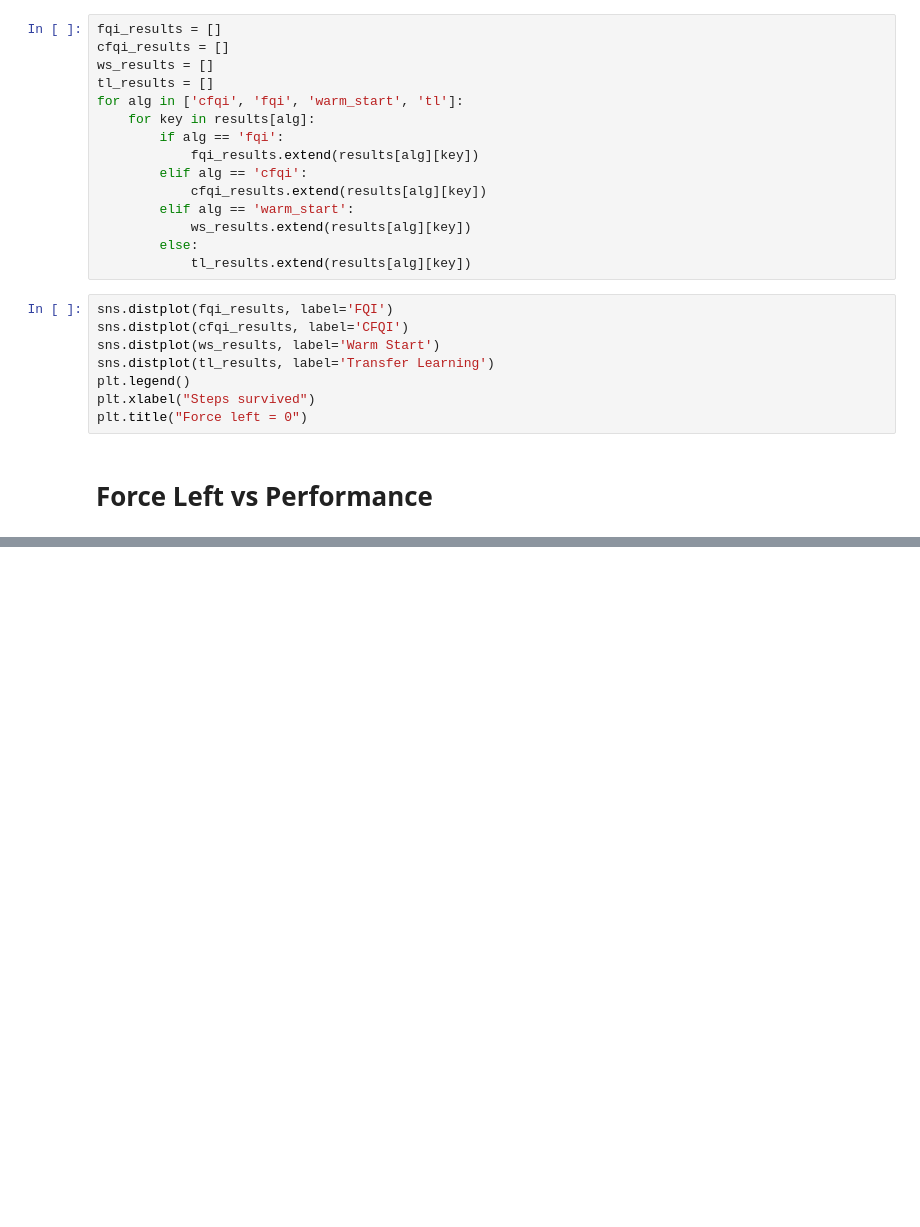
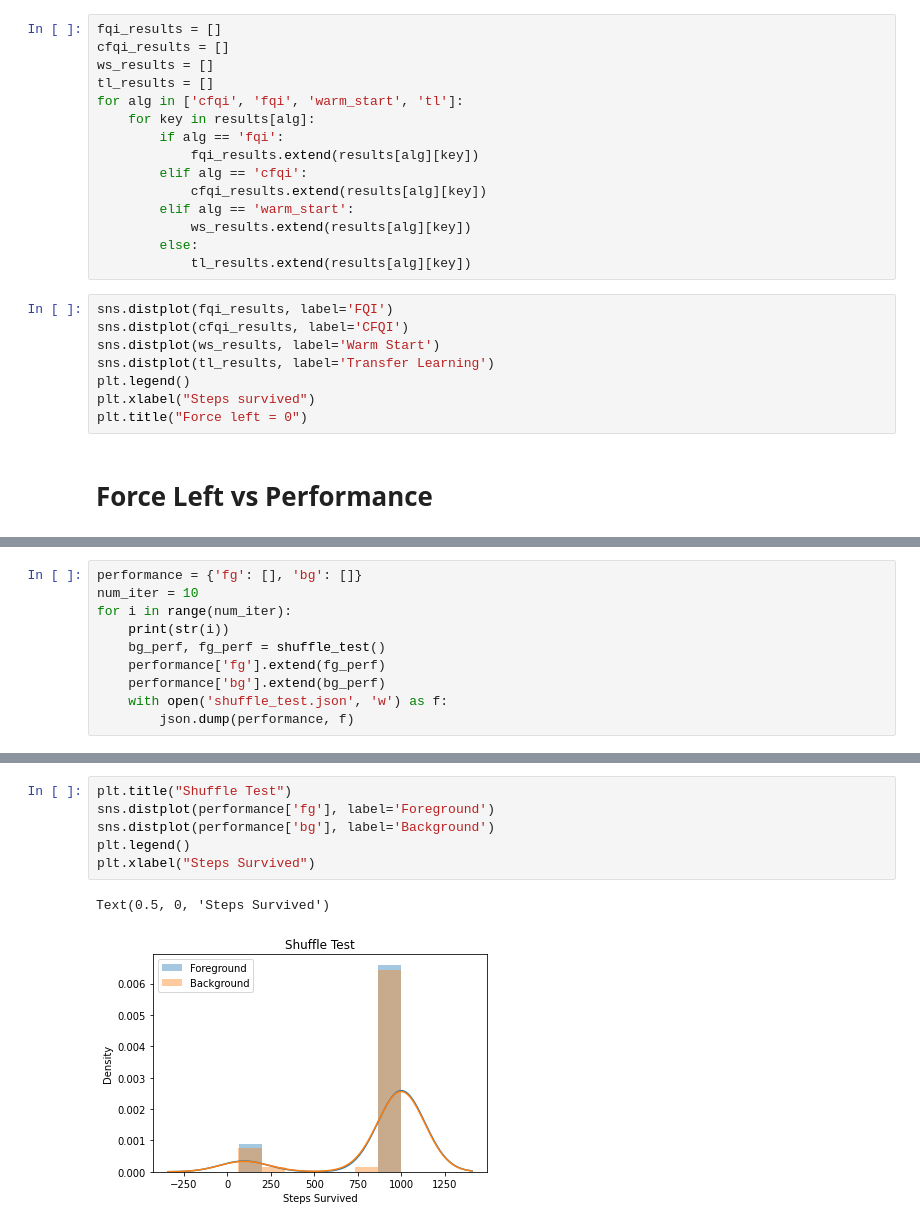
Before and after one commit to ArpiS/nested-policy-rl, a Jupyter notebook: simulated_fqi/neurips_experiments.ipynb, the cells around one changed output, grey strips where cells are left out. Saved outputs shown, nothing was run; the diff lists cells and outputs as text; blank space fills up the shorter version.

```diff
--- a/simulated_fqi/neurips_experiments.ipynb
+++ b/simulated_fqi/neurips_experiments.ipynb
@@ -175,0 +428,10 @@ plt.show()
+# %%
+performance = {'fg': [], 'bg': []}
+num_iter = 10
+for i in range(num_iter):
+    print(str(i))
+    bg_perf, fg_perf = shuffle_test()
+    performance['fg'].extend(fg_perf)
+    performance['bg'].extend(bg_perf)
+    with open('shuffle_test.json', 'w') as f:
+        json.dump(performance, f)
@@ -175,0 +456,9 @@ plt.show()
+# %%
+plt.title("Shuffle Test")
+sns.distplot(performance['fg'], label='Foreground')
+sns.distplot(performance['bg'], label='Background')
+plt.legend()
+plt.xlabel("Steps Survived")
+# %% [output]
+Text(0.5, 0, 'Steps Survived')
+[figure, added]
```
Also changed, not shown: parts of 7 cells of this notebook, 1 other file.
